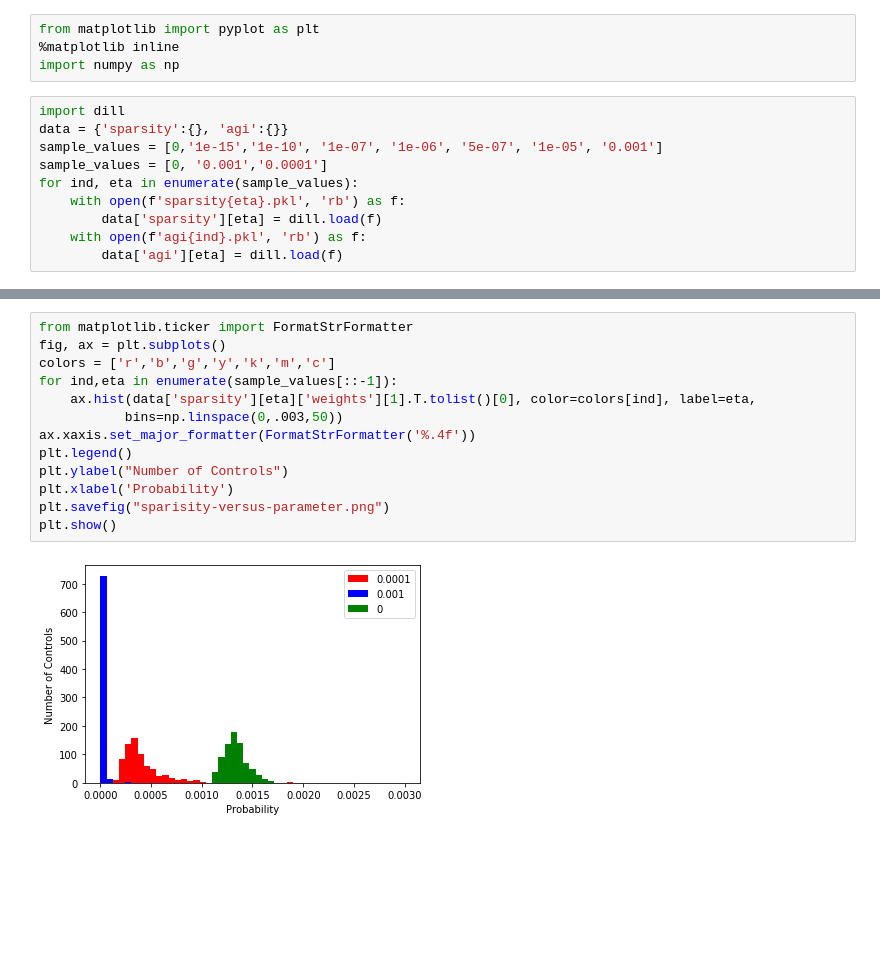
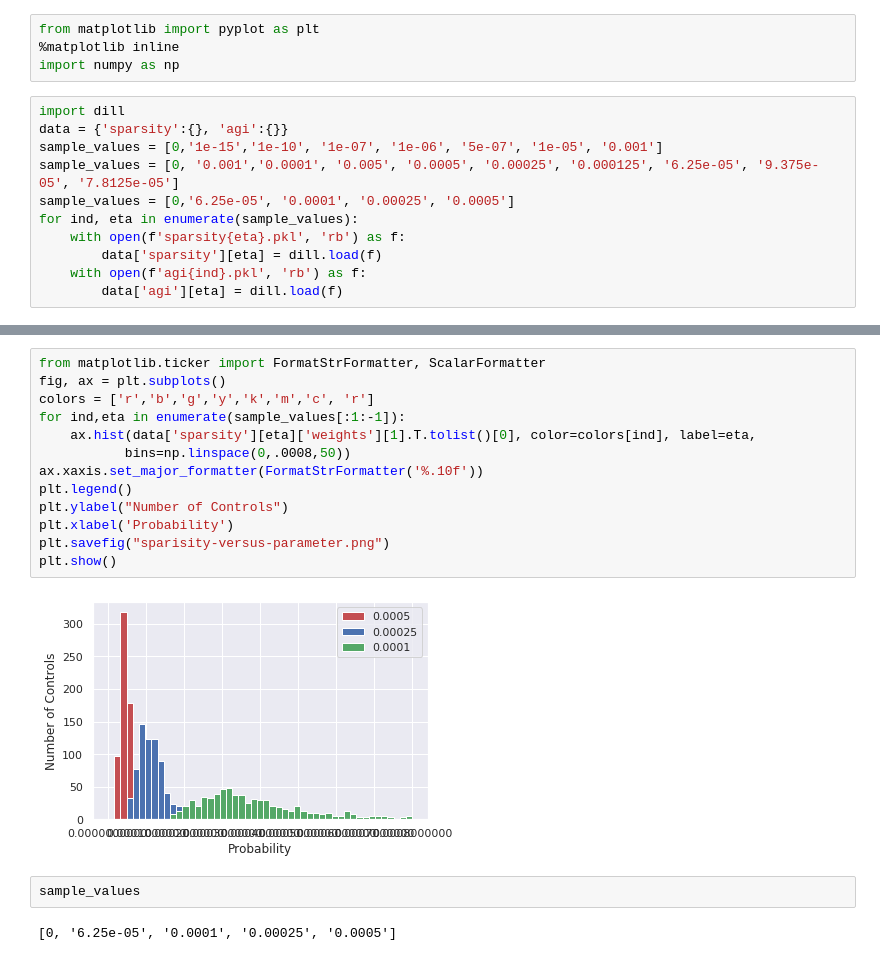
Before and after one commit to ampolloreno/decorrelating_errors, a Jupyter notebook: data/one_qubit_numeric/Secondary_objective_analysis.ipynb, the cells around one changed output, grey strips where cells are left out. Drawn from its saved outputs; the diff is of its cells as text; blank space fills up the shorter version.

```diff
--- a/data/one_qubit_numeric/Secondary_objective_analysis.ipynb
+++ b/data/one_qubit_numeric/Secondary_objective_analysis.ipynb
@@ -12,7 +12,8 @@ import numpy as np
 import dill
 data = {'sparsity':{}, 'agi':{}}
 sample_values = [0,'1e-15','1e-10', '1e-07', '1e-06', '5e-07', '1e-05', '0.001']
-sample_values = [0, '0.001','0.0001']
+sample_values = [0, '0.001','0.0001', '0.005', '0.0005', '0.00025', '0.000125', '6.25e-05', '9.375e-05', '7.8125e-05']
+sample_values = [0,'6.25e-05', '0.0001', '0.00025', '0.0005']
 for ind, eta in enumerate(sample_values):
     with open(f'sparsity{eta}.pkl', 'rb') as f:
         data['sparsity'][eta] = dill.load(f)
@@ -38,15 +41,19 @@ for ind,eta in enumerate(sample_values):
 # %%
-from matplotlib.ticker import FormatStrFormatter
+from matplotlib.ticker import FormatStrFormatter, ScalarFormatter
 fig, ax = plt.subplots()
-colors = ['r','b','g','y','k','m','c']
-for ind,eta in enumerate(sample_values[::-1]):
+colors = ['r','b','g','y','k','m','c', 'r']
+for ind,eta in enumerate(sample_values[:1:-1]):
     ax.hist(data['sparsity'][eta]['weights'][1].T.tolist()[0], color=colors[ind], label=eta,
-           bins=np.linspace(0,.003,50))
-ax.xaxis.set_major_formatter(FormatStrFormatter('%.4f'))
+           bins=np.linspace(0,.0008,50))
+ax.xaxis.set_major_formatter(FormatStrFormatter('%.10f'))
 plt.legend()
 plt.ylabel("Number of Controls")
 plt.xlabel('Probability')
 plt.savefig("sparisity-versus-parameter.png")
 plt.show()
 # %% [output]
-[figure, old version]
+[figure, new version]
+# %%
+sample_values
+# %% [output]
+[0, '6.25e-05', '0.0001', '0.00025', '0.0005']
```
Also changed, not shown: parts of 7 cells of this notebook, 23 other files.
